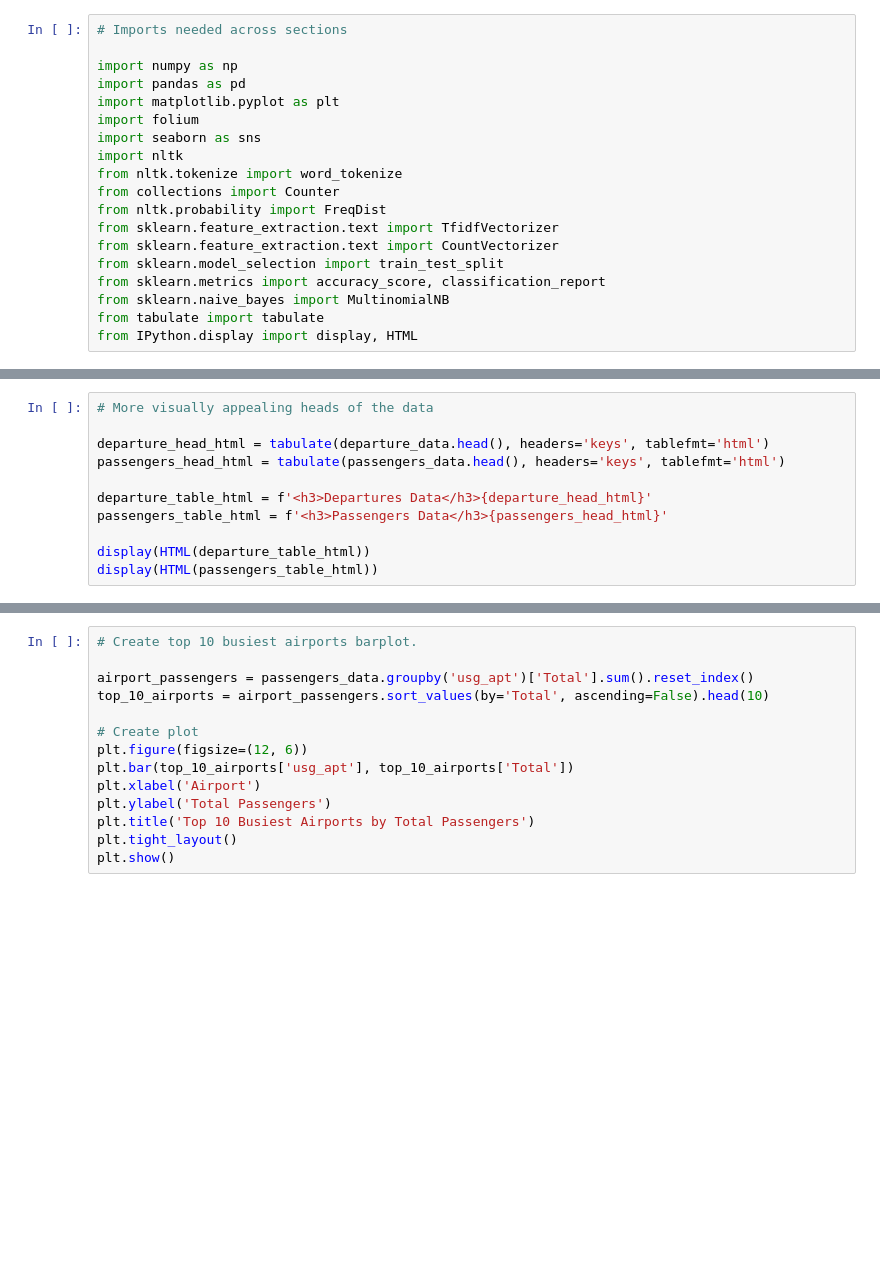
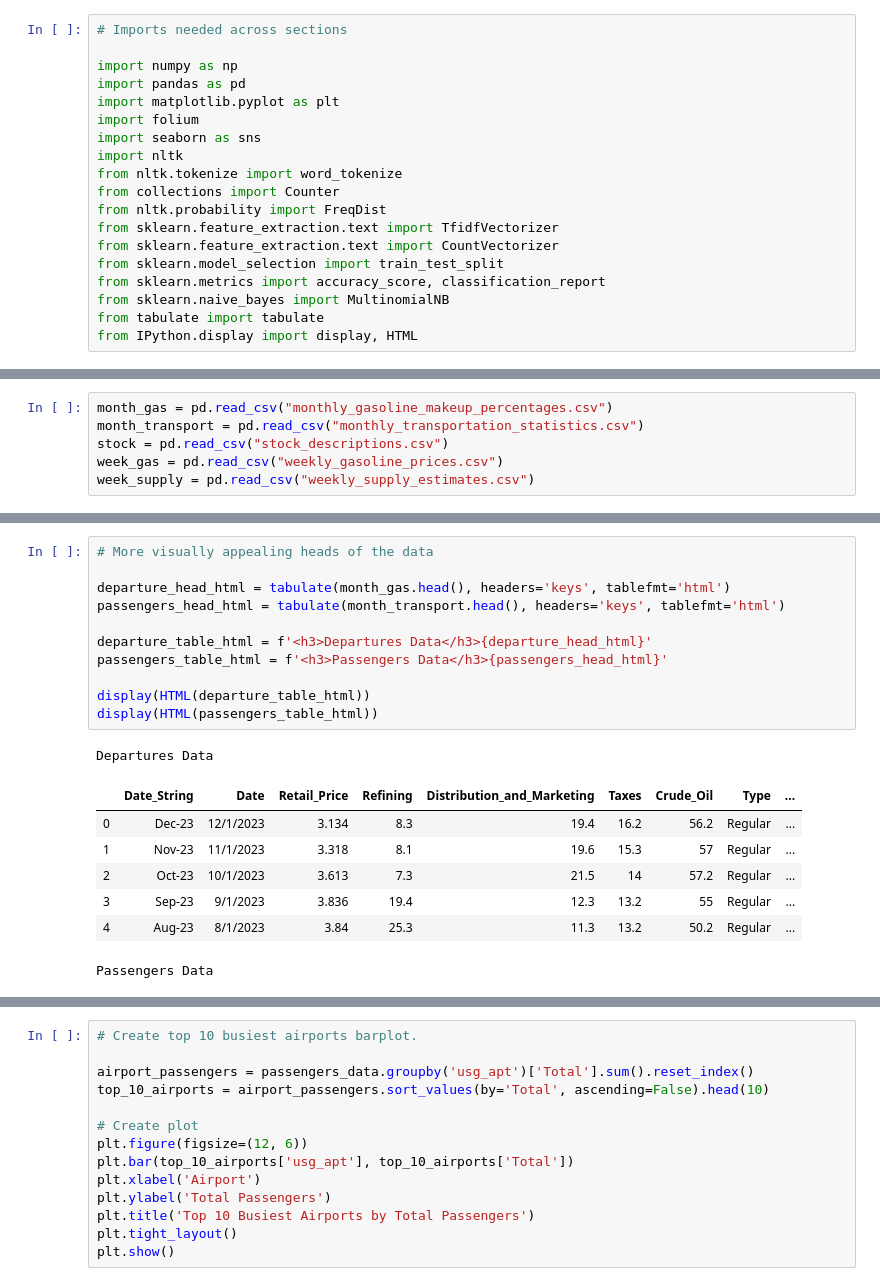
Before and after one commit to anaiskillian/citadeldatathon, a Jupyter notebook: example.ipynb, the cells around one changed output, grey strips where cells are left out. Cells and saved outputs as stored; diff of their text form; blank space fills up the shorter version.

Commit message:
loaded data

```diff
--- a/example.ipynb
+++ b/example.ipynb
@@ -23 +20,7 @@ passengers_data = pd.read_csv("s24-hdag-data/International_Report_Passengers.csv
+# %%
+month_gas = pd.read_csv("monthly_gasoline_makeup_percentages.csv")
+month_transport = pd.read_csv("monthly_transportation_statistics.csv")
+stock = pd.read_csv("stock_descriptions.csv")
+week_gas = pd.read_csv("weekly_gasoline_prices.csv")
+week_supply = pd.read_csv("weekly_supply_estimates.csv")
 # %%
@@ -32,11 +53,20 @@ print(departure_data.describe())
 # %%
 # More visually appealing heads of the data
 
-departure_head_html = tabulate(departure_data.head(), headers='keys', tablefmt='html')
-passengers_head_html = tabulate(passengers_data.head(), headers='keys', tablefmt='html')
+departure_head_html = tabulate(month_gas.head(), headers='keys', tablefmt='html')
+passengers_head_html = tabulate(month_transport.head(), headers='keys', tablefmt='html')
 
 departure_table_html = f'<h3>Departures Data</h3>{departure_head_html}'
 passengers_table_html = f'<h3>Passengers Data</h3>{passengers_head_html}'
 
 display(HTML(departure_table_html))
 display(HTML(passengers_table_html))
+# %% [output]
+Departures Data
+|  | Date_String | Date | Retail_Price | Refining | Distribution_and_Marketing | Taxes | Crude_Oil | Type | ... |
+| 0 | Dec-23 | 12/1/2023 | 3.134 | 8.3 | 19.4 | 16.2 | 56.2 | Regular | ... |
+| 1 | Nov-23 | 11/1/2023 | 3.318 | 8.1 | 19.6 | 15.3 | 57 | Regular | ... |
+| 2 | Oct-23 | 10/1/2023 | 3.613 | 7.3 | 21.5 | 14 | 57.2 | Regular | ... |
+| 3 | Sep-23 | 9/1/2023 | 3.836 | 19.4 | 12.3 | 13.2 | 55 | Regular | ... |
+| 4 | Aug-23 | 8/1/2023 | 3.84 | 25.3 | 11.3 | 13.2 | 50.2 | Regular | ... |
+Passengers Data
```
Also changed, not shown: parts of 3 cells of this notebook.
